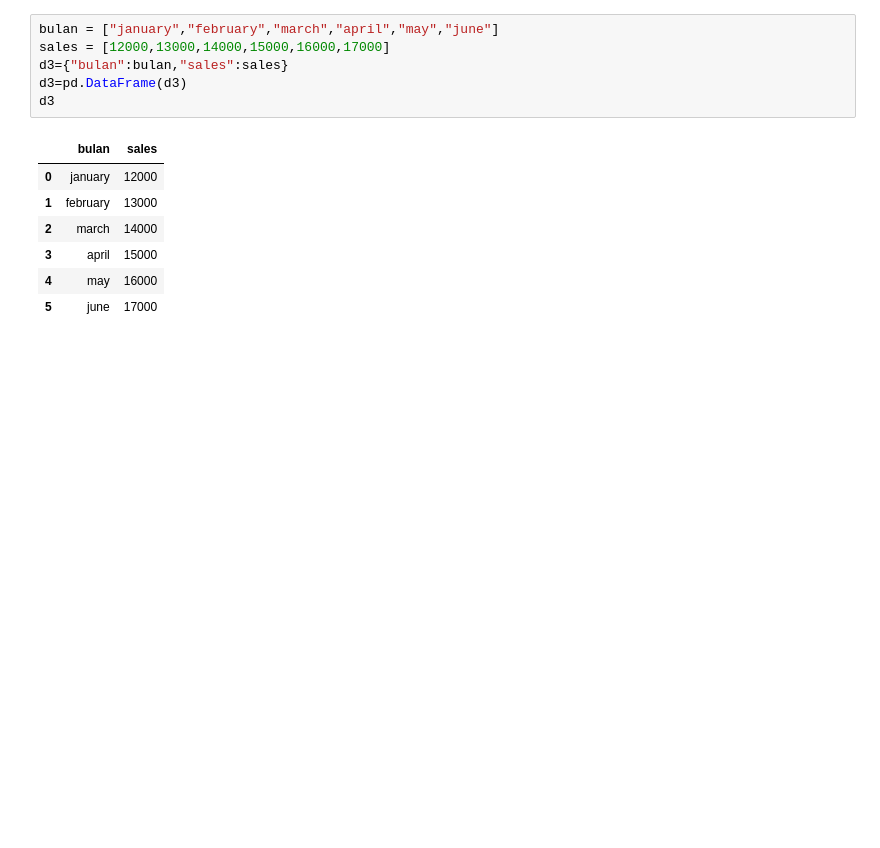
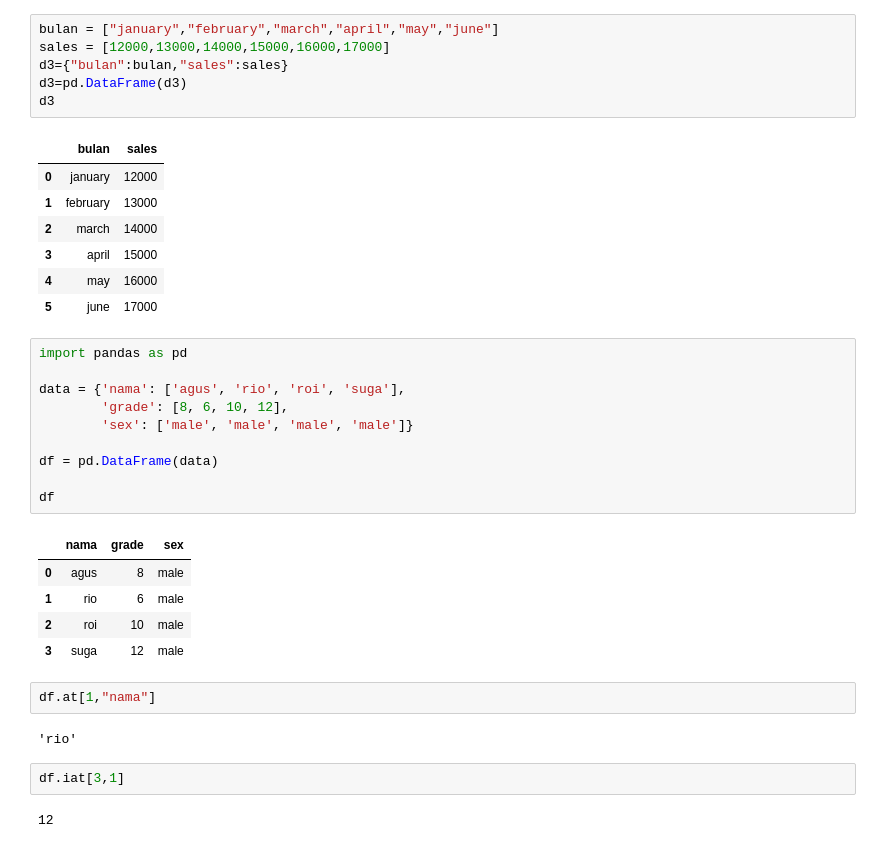
Before and after one commit to s4bih/data-visualisasi, a Jupyter notebook: data_frame_and_series.ipynb, the cells around one changed output. Cells and saved outputs as stored; diff of their text form; blank space fills up the shorter version.

```diff
--- a/data_frame_and_series.ipynb
+++ b/data_frame_and_series.ipynb
@@ -78,3 +78,27 @@ d3
 | 3 | april | 15000 |
 | 4 | may | 16000 |
 | 5 | june | 17000 |
+# %%
+import pandas as pd
+
+data = {'nama': ['agus', 'rio', 'roi', 'suga'],
+        'grade': [8, 6, 10, 12],
+        'sex': ['male', 'male', 'male', 'male']}
+
+df = pd.DataFrame(data)
+
+df
+# %% [output]
+|  | nama | grade | sex |
+| 0 | agus | 8 | male |
+| 1 | rio | 6 | male |
+| 2 | roi | 10 | male |
+| 3 | suga | 12 | male |
+# %%
+df.at[1,"nama"]
+# %% [output]
+'rio'
+# %%
+df.iat[3,1]
+# %% [output]
+12
```
Also changed, not shown: parts of 13 cells of this notebook.
